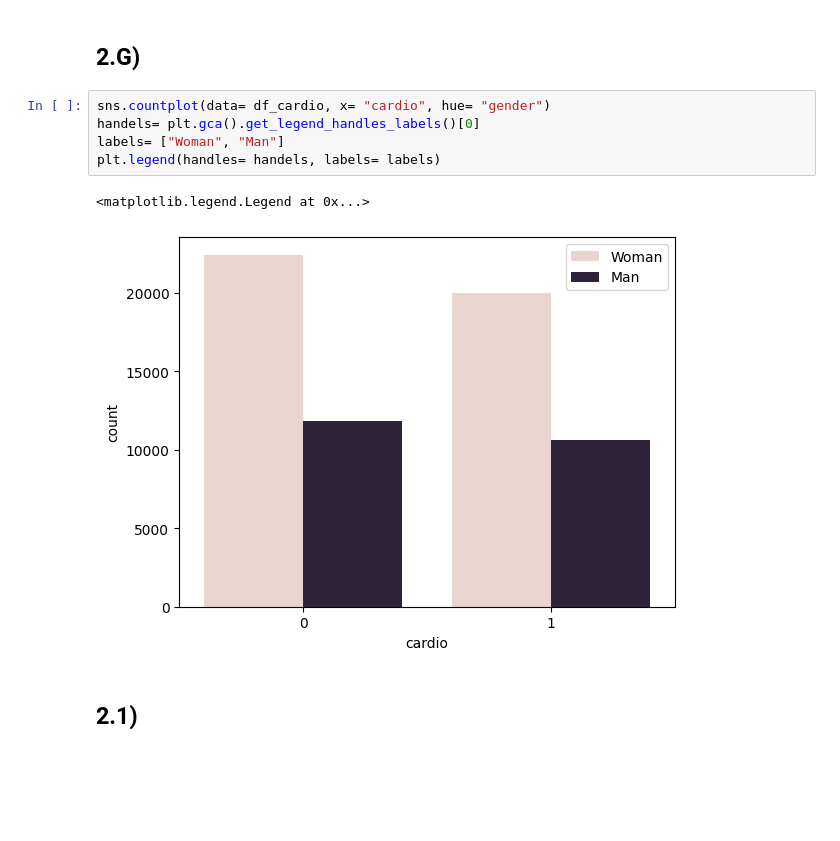
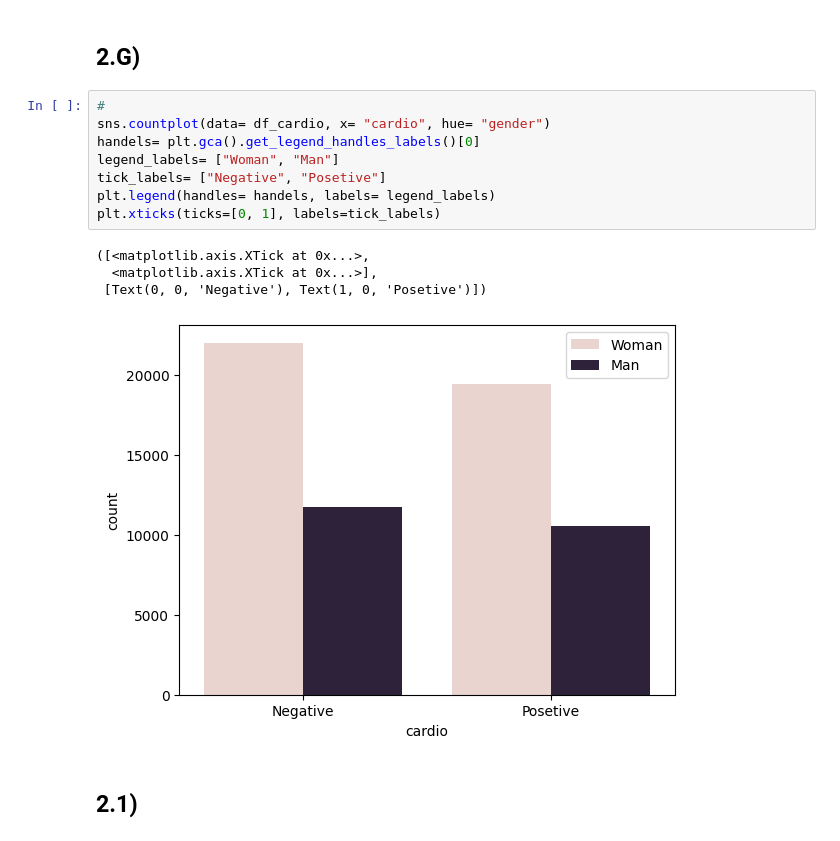
Before and after one commit to MiltonOberg/Artificial_Intelligence2-Milton-OPA23, a Jupyter notebook: Labb_1/labb_1.ipynb, the cells around one changed output. Cells and saved outputs as stored; diff of their text form; blank space fills up the shorter version.

```diff
--- a/Labb_1/labb_1.ipynb
+++ b/Labb_1/labb_1.ipynb
@@ -703,13 +706,18 @@ height_filtered
 # %% [markdown]
 ## 2.G)
 # %%
+#
 sns.countplot(data= df_cardio, x= "cardio", hue= "gender")
 handels= plt.gca().get_legend_handles_labels()[0]
-labels= ["Woman", "Man"]
-plt.legend(handles= handels, labels= labels)
+legend_labels= ["Woman", "Man"]
+tick_labels= ["Negative", "Posetive"]
+plt.legend(handles= handels, labels= legend_labels)
+plt.xticks(ticks=[0, 1], labels=tick_labels)
 # %% [output]
-<matplotlib.legend.Legend at 0x...>
+([<matplotlib.axis.XTick at 0x...>,
+  <matplotlib.axis.XTick at 0x...>],
+ [Text(0, 0, 'Negative'), Text(1, 0, 'Posetive')])
-[figure, old version]
+[figure, new version]
 # %% [markdown]
 ## 2.1)
 # %%
```
Also changed, not shown: parts of 15 cells of this notebook.
